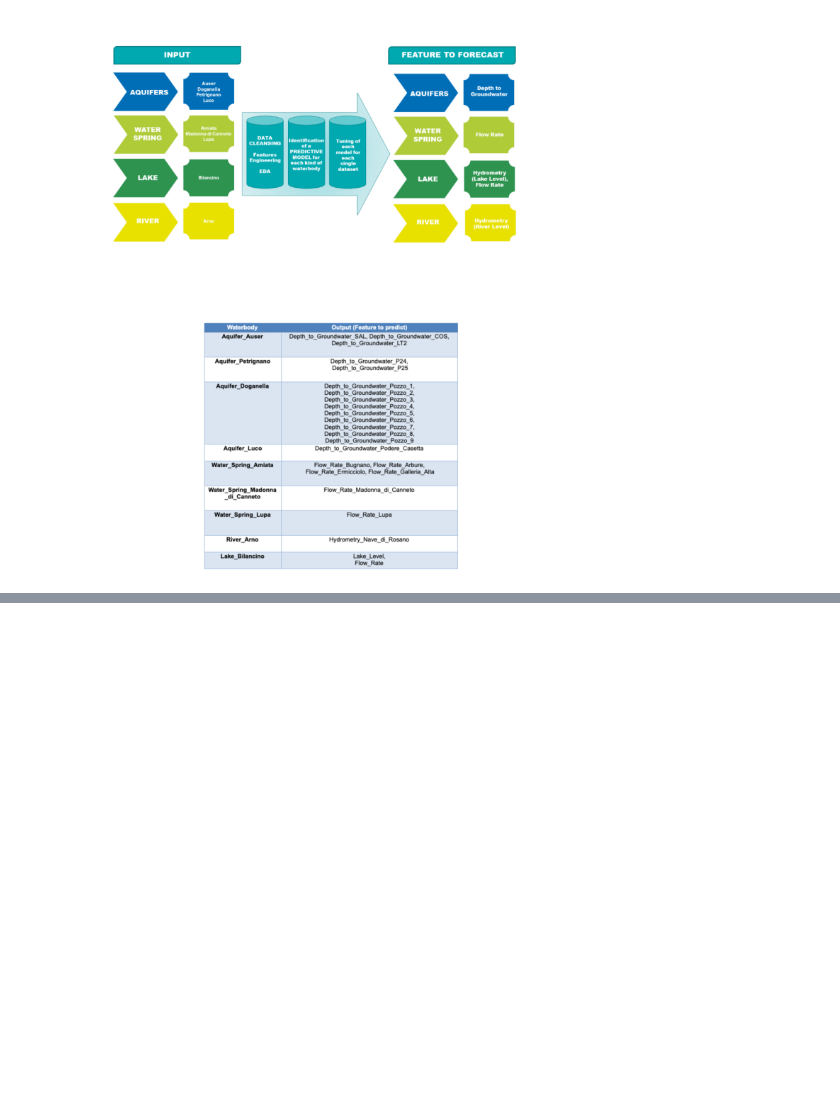
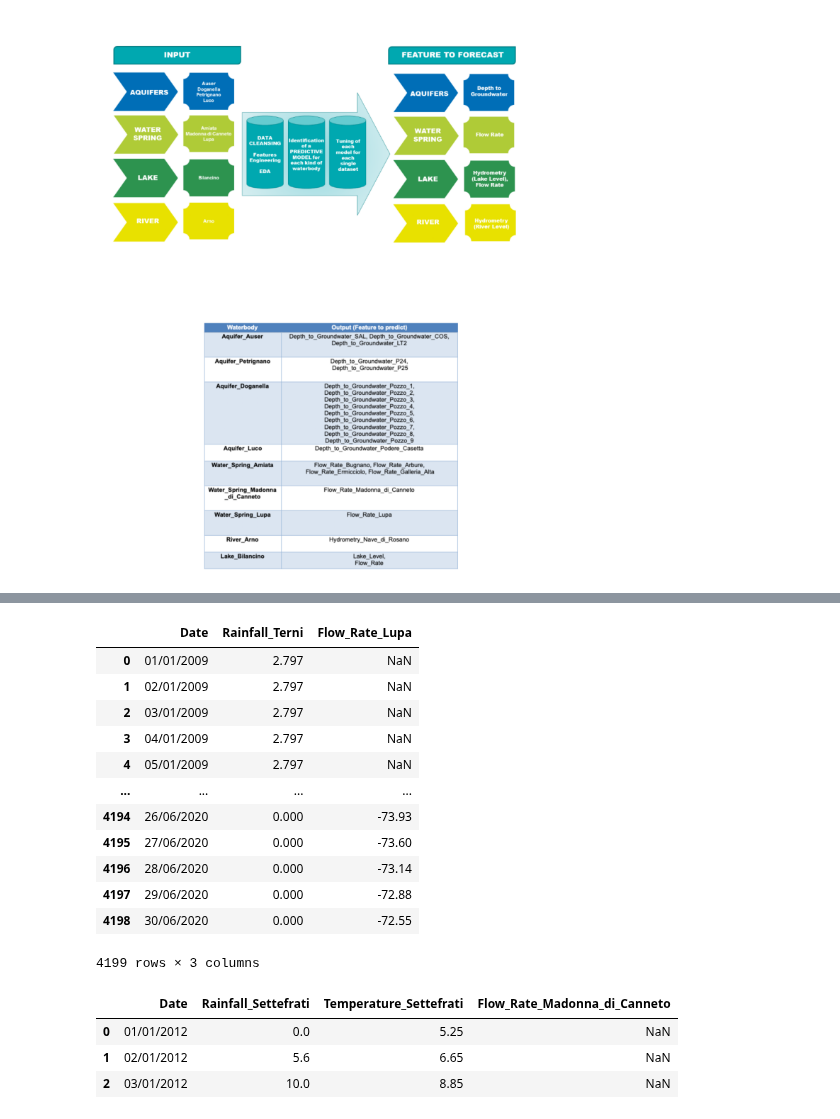
Before and after one commit to JosBerGon34/4GA.DataScience, a Jupyter notebook: src/explore.ipynb, the cells around one changed output, grey strips where cells are left out. Cells and saved outputs as stored; diff of their text form; code cells hidden in the pictures; blank space fills up the shorter version.

```diff
--- a/src/explore.ipynb
+++ b/src/explore.ipynb
@@ -34,0 +98,25 @@ Ma_Amiata, Ma_MadonnaDiCanneto, Ma_Lupa, L_Bilancino, R_Arno.
+# %%
+Ma_Lupa = pd.read_csv('/workspaces/JBGTimeSeriesProject2/data/Water_Spring_Lupa.csv')
+Ma_Lupa
+# %% [output]
+|  | Date | Rainfall_Terni | Flow_Rate_Lupa |
+| 0 | 01/01/2009 | 2.797 | NaN |
+| 1 | 02/01/2009 | 2.797 | NaN |
+| 2 | 03/01/2009 | 2.797 | NaN |
+| 3 | 04/01/2009 | 2.797 | NaN |
+| 4 | 05/01/2009 | 2.797 | NaN |
+| ... | ... | ... | ... |
+| 4194 | 26/06/2020 | 0.000 | -73.93 |
+| 4195 | 27/06/2020 | 0.000 | -73.60 |
+| 4196 | 28/06/2020 | 0.000 | -73.14 |
+| 4197 | 29/06/2020 | 0.000 | -72.88 |
+| 4198 | 30/06/2020 | 0.000 | -72.55 |
+4199 rows × 3 columns
+# %%
+Ma_Madonna_di_Canneto = pd.read_csv("/workspaces/JBGTimeSeriesProject2/data/Water_Spring_Madonna_di_Canneto.csv")
+Ma_Madonna_di_Canneto.head(3)
+# %% [output]
+|  | Date | Rainfall_Settefrati | Temperature_Settefrati | Flow_Rate_Madonna_di_Canneto |
+| 0 | 01/01/2012 | 0.0 | 5.25 | NaN |
+| 1 | 02/01/2012 | 5.6 | 6.65 | NaN |
+| 2 | 03/01/2012 | 10.0 | 8.85 | NaN |
```
Also changed, not shown: parts of 9 cells of this notebook.
